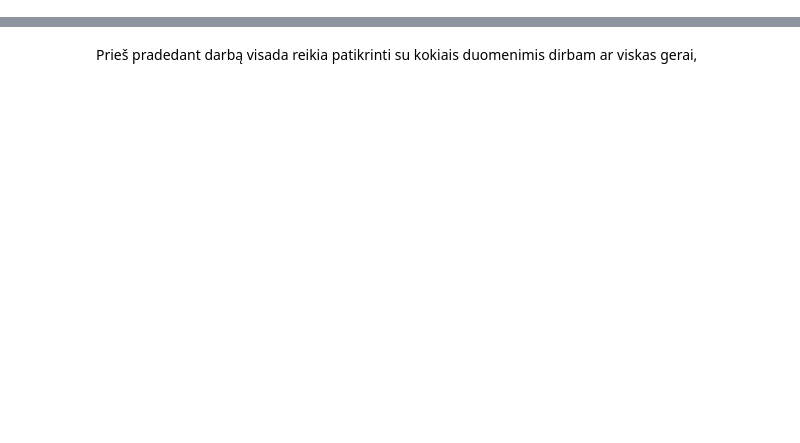
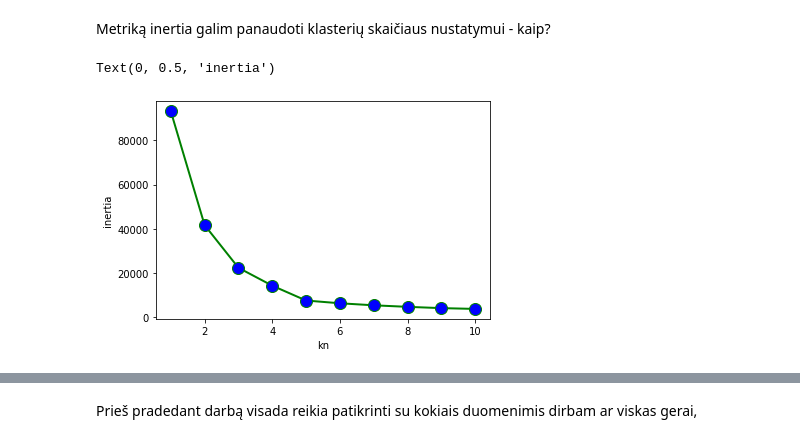
Before and after one commit to erinijapranckeviciene/META_ANALYSIS, a Jupyter notebook: Klasterizavimas_Eksperimentai_su_isuic.ipynb, the cells around one changed output, grey strips where cells are left out. Cells and saved outputs as stored; diff of their text form; code cells hidden in the pictures; blank space fills up the shorter version.

```diff
--- a/Klasterizavimas_Eksperimentai_su_isuic.ipynb
+++ b/Klasterizavimas_Eksperimentai_su_isuic.ipynb
@@ -2,0 +7,28 @@
+# %%
+print(__doc__)
+
+import numpy as np
+import matplotlib.pyplot as plt
+
+from sklearn.cluster import KMeans
+from sklearn.datasets import make_blobs
+
+plt.figure(figsize=(12, 12))
+
+n_samples = 1500
+random_state = 170
+# nurodom sklaidą klasteriuose
+c_std=[1,1,0.4,2,3]
+X, y = make_blobs(n_samples=n_samples, random_state=random_state, centers=5,n_features=2,cluster_std=c_std)
+
+# Number of clusters
+k=5
+kmeans = KMeans(n_clusters=k, random_state=random_state)
+y_pred = kmeans.fit_predict(X)
+
+#plt.subplot(221)
+plt.scatter(X[:, 0], X[:, 1], c=y_pred)
+plt.title("Clusters of Blobs")
+plt.legend()
+plt.grid(True)
+plt.show()
@@ -2,0 +123,4 @@
+# %%
+kmeans = KMeans(n_clusters=5, n_init=100)
+y_pred = kmeans.fit_predict(X)
+kmeans.inertia_
@@ -2,0 +129,9 @@
+# %%
+inertia=np.zeros(shape=(1,10))
+kn=np.zeros(shape=(1,10))
+for k in [0,1,2,3,4,5,6,7,8,9]:
+    kmeans = KMeans(n_clusters=k+1, n_init=100)
+    y_pred = kmeans.fit_predict(X)
+    print("clusters: ",k+1, "inertia: ",kmeans.inertia_)
+    inertia[0,k]=kmeans.inertia_
+    kn[0,k]=k+1
@@ -3,3 +149,12 @@
+# %% [markdown]
+Metriką inertia galim panaudoti klasterių skaičiaus nustatymui - kaip?
+# %%
+plt.plot(kn[0,:],inertia[0,:],color='green', marker='o', markerfacecolor='blue',linestyle='solid', linewidth=2, markersize=12)
+plt.xlabel('kn')
+plt.ylabel('inertia')
+# %% [output]
+Text(0, 0.5, 'inertia')
+[figure, added]
 # %%
 import pandas as pd
 # ikeliu duomenis is Github, taip patogiau
```
Also changed, not shown: parts of 26 cells of this notebook.
